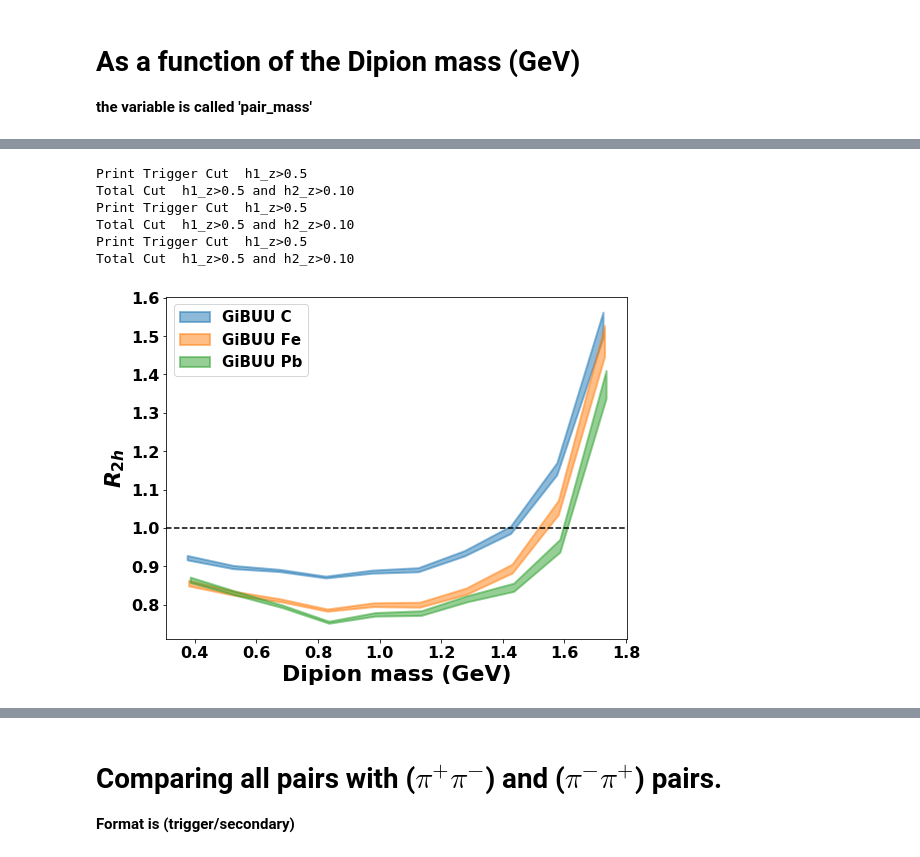
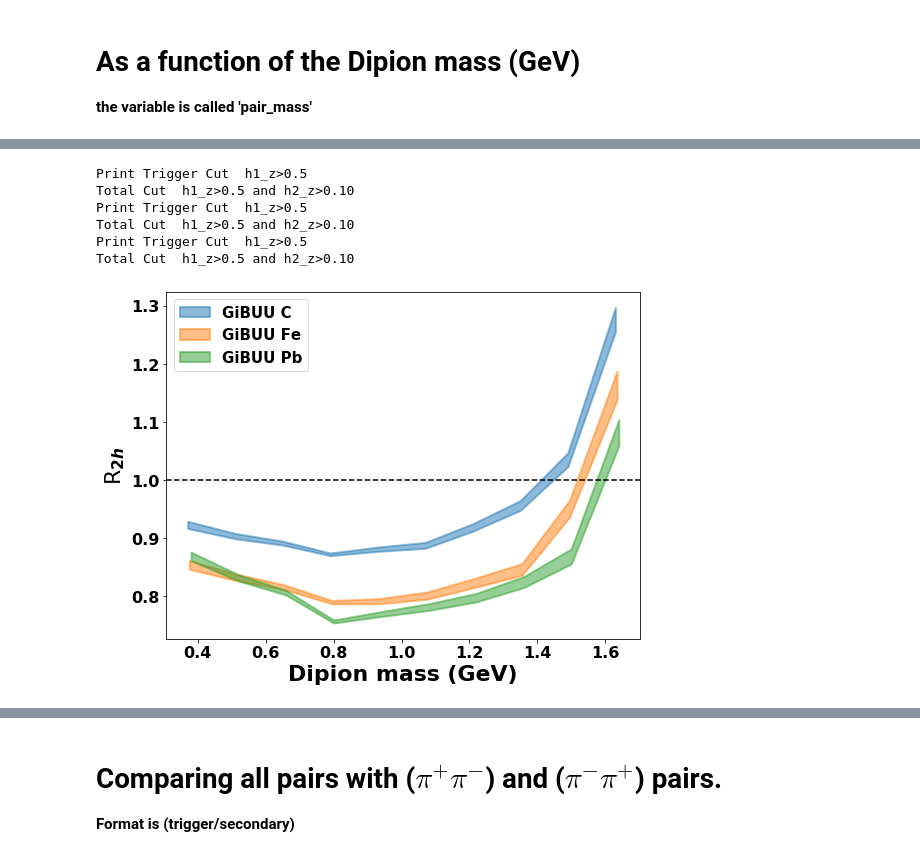
Before and after one commit to smoranvas/di-hadron, a Jupyter notebook: getRatios.ipynb, the cells around one changed output, grey strips where cells are left out. Drawn from its saved outputs; the diff is of its cells as text; code cells hidden in the pictures.

```diff
--- a/getRatios.ipynb
+++ b/getRatios.ipynb
@@ -885,7 +925,7 @@ for i,target in enumerate(['C','Fe','Pb']):
                        ,variable='h2_z',minz=0.05,maxz=0.45, applyweight=False,
                         pair_cut = 'and h1_z>0.5')
     if True:
-        axs[i].errorbar(x+0.005*i,r,yerr=err,fmt='-',ms=8,label='GiBUU, $R_{2h}$'if i == 0 else "",color=colors[1],
+        axs[i].errorbar(x+0.005*i,r,yerr=err,fmt='-',ms=8,label='GiBUU, R$_{2h}$'if i == 0 else "",color=colors[1],
                         lw=3)
         #axs[i].fill_between(x+0.005*i,r-err,r+err,label='GiBUU cond.',alpha=alpha_value,lw=5)
     #else:
@@ -1160,33 +1151,33 @@ triCut='h1_z> 0.5'
 pairCut_1='and h1_pid==211 and abs(h2_pid)==211 and h1_z> 0.5'
 pairCut_2='and h1_pid==-211 and abs(h2_pid)==211 and h1_z> 0.5'
 
-for i,target in enumerate(['C','Fe','Pb']):
+for i,target in enumerate(['C']):
     r, err,x = r2h.getRatio(df_mc['%s'%target], df_mc['D'],
                         df_mc_trigger['%s_trigger'%target], df_mc_trigger['D_trigger'],
-                        minz=0.3,maxz=1.8, variable='pair_mass', trig_cut='%s'%triCut,nbins=8,
+                        minz=minzmass,maxz=maxzmass, variable='pair_mass', trig_cut='%s'%triCut,nbins=dpionMassBins,
                            pair_cut='and h2_z>0.10')
 
     axs[i].errorbar(x+0.01,r,yerr=err,label='All'if i == 0 else "",fmt='o',ms=8)
     r, err,x = r2h.getRatio(df_mc['%s'%target], df_mc['D'],
                         df_mc_trigger['%s_trigger'%target], df_mc_trigger['D_trigger'],
-                        minz=0.3,maxz=1.8,    pair_cut='%s and h2_z>0.10'%pairCut_1, nbins=8,
+                        minz=minzmass,maxz=maxzmass,    pair_cut='%s and h2_z>0.10'%pairCut_1, nbins=dpionMassBins,
                             variable='pair_mass', trig_cut='%s'%triCut)
     axs[i].errorbar(x+0.02,r,yerr=err,label='$\pi^{+}$ trigger'if i == 0 else "",fmt='o',ms=8)
 
 
     r, err,x = r2h.getRatio(df_mc['%s'%target], df_mc['D'],
                         df_mc_trigger['%s_trigger'%target], df_mc_trigger['D_trigger'],
-                        minz=0.3,maxz=1.8,   pair_cut='%s and h2_z>0.10'%pairCut_2, nbins=8,
+                        minz=minzmass,maxz=maxzmass,   pair_cut='%s and h2_z>0.10'%pairCut_2, nbins=dpionMassBins,
                             variable='pair_mass', trig_cut='%s '%triCut)
     axs[i].errorbar(x+0.03,r,yerr=err,label='$\pi^{-}$ trigger'if i == 0 else "",fmt='o',ms=8)
 
 
 for i in range(3):    axs[i].set_xlabel('Dipion mass (GeV)',fontsize=18,fontweight='bold')
 
-axs[0].set_ylabel('$R_{2h}$',fontsize=18)
-axs[0].set_title('$C$')
-axs[1].set_title('$Fe$')
-axs[2].set_title('$Pb$')
+axs[0].set_ylabel('R$_{2h}$',fontsize=18, fontweight='bold')
+axs[0].set_title('C', fontweight='bold')
+axs[1].set_title('Fe', fontweight='bold')
+axs[2].set_title('Pb', fontweight='bold')
 
 
 axs[0].set_ylim([0.8,1.2])
@@ -1279,8 +1250,11 @@ for j,target in enumerate(['C','Fe','Pb']):
     r, err,x = r2h.getRatio(df['%s'%target], df['D_%s'%target],
                         df_trigger['%s_trigger'%target], df_trigger['D_%s_trigger'%target],
                         minz=0.0,maxz=3.14,nbins=9,variable='dphi',
-                            pair_cut = '%s and h2_z>0.1 and h2_z<0.5'%pair_cut_nom,
-                            trig_cut = '%s'%trigger_cut_nom )
+                            #pair_cut = '%s and h2_z>0.1 and h2_z<0.5'%pair_cut_nom,
+                            #trig_cut = '%s'%trigger_cut_nom )
+                            pair_cut = 'and h2_z>0.1 and h2_z<0.5',
+                            trig_cut = 'h1_z>0.5' )
+
     plt.errorbar(np.subtract(x,-i*0.005),r,yerr=err,label='This work, %s'%target,ms=8,fmt='o',
                  alpha=0.99,color=colors[j+1])
     #plt.fill_between(np.subtract(x,-i*0.005), r*0.94,r*1.04, color=colors[target],alpha=0.2)
@@ -1374,7 +1346,7 @@ fig = plt.figure(figsize=(8,6))
 for i,target in enumerate(['C','Fe','Pb']):
     r, err,x = r2h.getRatio(df['%s'%target], df['D_%s'%target], df_trigger['%s_trigger'%target],
                         df_trigger['D_%s_trigger'%target],variable='pair_mass',
-                            minz=0.3,maxz=1.8,nbins=11,
+                            minz=minzmass,maxz=maxzmass,nbins=dpionMassBins,
                             pair_cut='%s and h2_z>0.10 '%pair_cut_nom,
                             trig_cut = '%s '%trigger_cut_nom, applyweight=False)
     plt.errorbar(x+0.005*i,r,yerr=err,label='This work, %s'%target,ms=8,fmt='o',alpha=0.8,color=colors[i+1])
@@ -1382,9 +1354,9 @@ for i,target in enumerate(['C','Fe','Pb']):
 
     ##GiBUU
     r, err,x = r2h.getRatio(df['GiBUU_%s'%target],df['GiBUU_D'],df_trigger['GiBUU_%s_trigger'%target],
-                        df_trigger['GiBUU_D_trigger'],variable='pair_mass',minz=0.3,maxz=1.8,
-                        nbins=11,pair_cut='and h2_z>0.10',
-                            trig_cut='h1_z>0.5',applyweight=False)
+                        df_trigger['GiBUU_D_trigger'],variable='pair_mass',
+                            minz=minzmass,maxz=maxzmass,nbins=dpionMassBins,
+                            pair_cut='and h2_z>0.10', trig_cut='h1_z>0.5',applyweight=False)
     #plt.fill_between(x,r,r-err,r+err,label='GiBUU %s'%target,alpha=0.5)
     #plt.plot(x+0.005*i,r,color=colors[target],lw=3,alpha=0.8,label='GiBUU %s'%target)
     plt.fill_between(x+0.005*i,r-err,r+err,label='GiBUU %s'%target,alpha=0.5,lw=2,color=colors[i+1])
@@ -1393,7 +1365,7 @@ plt.tick_params(axis="x", labelsize=16)
 plt.tick_params(axis="y", labelsize=16)
 plt.legend(frameon=True,ncol=2,loc='upper left',fontsize=15)
 plt.xlabel('Dipion mass (GeV)',fontsize=22,fontweight='bold' )
-plt.ylabel('$R_{2h}$',fontsize=22)
+plt.ylabel('R$_{2h}$',fontsize=22,fontweight='bold')
 plt.axhline(y=1.0,color='black',linestyle='--')
 #plt.grid(True, axis='x',color='gainsboro', linestyle='dashed')
 #plt.grid(True, axis='y',color='gainsboro', linestyle='dashed')
@@ -1424,36 +1396,37 @@ fig = plt.figure(figsize=(8,6))
 for i,target in enumerate(['C','Fe','Pb']):
 
     ##GiBUU
     r, err,x = r2h.getRatio(df['GiBUU_%s'%target],df['GiBUU_D'],df_trigger['GiBUU_%s_trigger'%target],
-                        df_trigger['GiBUU_D_trigger'],variable='pair_mass',minz=0.3,maxz=1.8,
-                        nbins=11,pair_cut='and h2_z>0.10 ',
+                        df_trigger['GiBUU_D_trigger'],variable='pair_mass',
+                            minz=minzmass,maxz=maxzmass,nbins=dpionMassBins,
+                            pair_cut='and h2_z>0.10 ',
                             trig_cut='h1_z>0.5 ',applyweight=False)
     #plt.fill_between(x,r,r-err,r+err,label='GiBUU %s'%target,alpha=0.5)
     #plt.plot(x+0.005*i,r,color=colors[target],lw=3,alpha=0.8,label='GiBUU %s'%target)
     plt.fill_between(x+0.005*i,r-err,r+err,label='GiBUU %s'%target,alpha=0.5,lw=2,color=colors[i+1])
 
 plt.tick_params(axis="x", labelsize=16)
 plt.tick_params(axis="y", labelsize=16)
 plt.legend(frameon=True,ncol=1,loc='upper left',fontsize=15)
 plt.xlabel('Dipion mass (GeV)',fontsize=22,fontweight='bold' )
-plt.ylabel('$R_{2h}$',fontsize=22)
+plt.ylabel('R$_{2h}$',fontsize=22)
 plt.axhline(y=1.0,color='black',linestyle='--')
 #plt.grid(True, axis='x',color='gainsboro', linestyle='dashed')
 #plt.grid(True, axis='y',color='gainsboro', linestyle='dashed')
 
 #plt.text(0.60, 1.1, 'CLAS \nINTERNAL', fontsize=30)
 #plt.xscale('log')
 #plt.ylim([0.0,1.2])
 plt.tight_layout()
 #plt.savefig('MainResult_withGiBUU_mass.png')
 plt.savefig('DipionMass_comp_tmp.pdf', bbox_inches='tight')
 # %% [output]
 Print Trigger Cut  h1_z>0.5
 Total Cut  h1_z>0.5 and h2_z>0.10
 Print Trigger Cut  h1_z>0.5
 Total Cut  h1_z>0.5 and h2_z>0.10
 Print Trigger Cut  h1_z>0.5
 Total Cut  h1_z>0.5 and h2_z>0.10
-[figure, old version]
+[figure, new version]
 # %%
 fig, axs = plt.subplots(3, 3,sharex=True, sharey=True,figsize=(14,8),gridspec_kw={'hspace': 0., 'wspace':0.})
```
Also changed, not shown: parts of 54 cells of this notebook.
